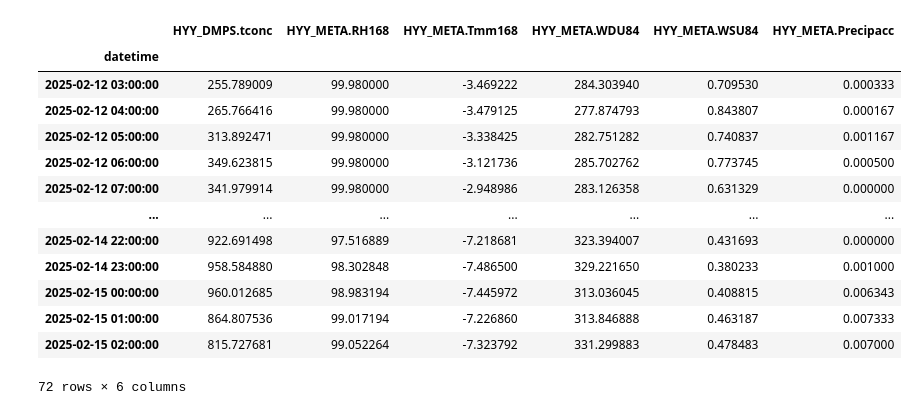
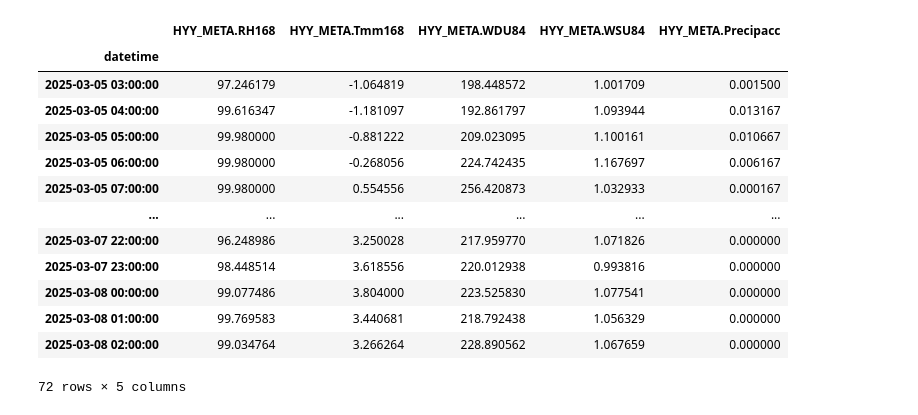
Before and after one commit to pirstov/Air_quality_forecast, a Jupyter notebook: Load_validation_data.ipynb, the cells around one changed output. Saved outputs shown, nothing was run; the diff lists cells and outputs as text; code cells hidden in the pictures.

```diff
--- a/Load_validation_data.ipynb
+++ b/Load_validation_data.ipynb
@@ -7,8 +7,7 @@ import json
 import datetime
 import urllib.parse
 
-VALIDATION_MEASUREMENTS = ['HYY_DMPS.tconc',  # Total particle concentration (placeholder)
-                        'HYY_META.Tmm168',    # Temperature, 16.8 m
+VALIDATION_MEASUREMENTS = ['HYY_META.Tmm168',    # Temperature, 16.8 m
                         'HYY_META.RH168',     # Relative humidity, 16.8 m
                         'HYY_META.WDU84',     # Wind direction 8.4 m
                         'HYY_META.WSU84',     # Wind speed 8.4 m
@@ -17,19 +16,21 @@ VALIDATION_MEASUREMENTS = ['HYY_DMPS.tconc',  # Total particle concentration (pl
 # To be added / considered later on, measurements don't seem to be available always
 #'HYY_META.O384', Ozone, 8.4m
 #'HYY_META.NOx84', NOx, 8.4m
+#'HYY_DMPS.tconc', Total particle concentration (wrong unit w.r.t chimere output)
+
+def get_smear_stations():
+        # Check the list of stations
+        url = "https://smear-backend.2.rahtiapp.fi/search/station"
+        response = requests.get(url)
+
+        if response.status_code == 200:
+            print(f"Stations available through the API")
+            data = response.json()
+            for i in data:
+                print(i)
 
 def get_smear_data(start_date = datetime.datetime.now(), days_to_fetch = 3, variables_to_fetch = VALIDATION_MEASUREMENTS):
     '''This function will fetch the observational data from Hyytiälä weather station.'''
-
-    # Check the list of stations
-    url = "https://smear-backend.2.rahtiapp.fi/search/station"
-    response = requests.get(url)
-
-    #if response.status_code == 200:
-        #print(f"Stations available through the API")
-        #data = response.json()
-        #for i in data:
-            #print(i)
 
     # Try to fetch the temperature data from 16.8 meters above ground level for the past two days
     datetime_start = start_date
@@ -86,7 +87,8 @@ from netCDF4 import Dataset
 from pandas.tseries.offsets import DateOffset
 
 # Assumption: the quantities of interest are extracted from the main simulation output file to a smaller file
-chim_file = 'val_data_2025_02_12.nc'
+#chim_file = 'val_data_2025_02_12.nc'
+chim_file = 'val_data_2025_03_05.nc'
 df_sim = xr.open_dataset(chim_file, engine = 'netcdf4')
 
 # The times of Chimere simulation are not in Helsinki time, need to adjust
@@ -124,7 +126,7 @@ Data variables:
 # Get the observations, starting from the first hour of simulation
 #print(pd.to_datetime(df_sim.local_times[0].values))
 #print(datetime.datetime(year=2025, month=2, day=12, hour=0))
-df = get_smear_data(start_date = pd.to_datetime(df_sim.local_times[0].values))
+df = get_smear_data(start_date = pd.to_datetime(df_sim.local_times[0].values), days_to_fetch=3)
 
 df
 # %% [output]
@@ -134,17 +136,17 @@ https://smear-backend.2.rahtiapp.fi/search/timeseries?aggregation=ARITHMETIC&fro
-|  | HYY_DMPS.tconc | HYY_META.RH168 | HYY_META.Tmm168 | HYY_META.WDU84 | HYY_META.WSU84 | HYY_META.Precipacc |
-| datetime |  |  |  |  |  |  |
-| 2025-02-12 03:00:00 | 255.789009 | 99.980000 | -3.469222 | 284.303940 | 0.709530 | 0.000333 |
-| 2025-02-12 04:00:00 | 265.766416 | 99.980000 | -3.479125 | 277.874793 | 0.843807 | 0.000167 |
-| 2025-02-12 05:00:00 | 313.892471 | 99.980000 | -3.338425 | 282.751282 | 0.740837 | 0.001167 |
-| 2025-02-12 06:00:00 | 349.623815 | 99.980000 | -3.121736 | 285.702762 | 0.773745 | 0.000500 |
-| 2025-02-12 07:00:00 | 341.979914 | 99.980000 | -2.948986 | 283.126358 | 0.631329 | 0.000000 |
-| ... | ... | ... | ... | ... | ... | ... |
-| 2025-02-14 22:00:00 | 922.691498 | 97.516889 | -7.218681 | 323.394007 | 0.431693 | 0.000000 |
-| 2025-02-14 23:00:00 | 958.584880 | 98.302848 | -7.486500 | 329.221650 | 0.380233 | 0.001000 |
-| 2025-02-15 00:00:00 | 960.012685 | 98.983194 | -7.445972 | 313.036045 | 0.408815 | 0.006343 |
-| 2025-02-15 01:00:00 | 864.807536 | 99.017194 | -7.226860 | 313.846888 | 0.463187 | 0.007333 |
-| 2025-02-15 02:00:00 | 815.727681 | 99.052264 | -7.323792 | 331.299883 | 0.478483 | 0.007000 |
+|  | HYY_META.RH168 | HYY_META.Tmm168 | HYY_META.WDU84 | HYY_META.WSU84 | HYY_META.Precipacc |
+| datetime |  |  |  |  |  |
+| 2025-03-05 03:00:00 | 97.246179 | -1.064819 | 198.448572 | 1.001709 | 0.001500 |
+| 2025-03-05 04:00:00 | 99.616347 | -1.181097 | 192.861797 | 1.093944 | 0.013167 |
+| 2025-03-05 05:00:00 | 99.980000 | -0.881222 | 209.023095 | 1.100161 | 0.010667 |
+| 2025-03-05 06:00:00 | 99.980000 | -0.268056 | 224.742435 | 1.167697 | 0.006167 |
+| 2025-03-05 07:00:00 | 99.980000 | 0.554556 | 256.420873 | 1.032933 | 0.000167 |
+| ... | ... | ... | ... | ... | ... |
+| 2025-03-07 22:00:00 | 96.248986 | 3.250028 | 217.959770 | 1.071826 | 0.000000 |
+| 2025-03-07 23:00:00 | 98.448514 | 3.618556 | 220.012938 | 0.993816 | 0.000000 |
+| 2025-03-08 00:00:00 | 99.077486 | 3.804000 | 223.525830 | 1.077541 | 0.000000 |
+| 2025-03-08 01:00:00 | 99.769583 | 3.440681 | 218.792438 | 1.056329 | 0.000000 |
+| 2025-03-08 02:00:00 | 99.034764 | 3.266264 | 228.890562 | 1.067659 | 0.000000 |
-72 rows × 6 columns
+72 rows × 5 columns
 # %%
 # Look for the grid point where Hyytiälä station is located, for validation purposes
 
```
Also changed, not shown: parts of 6 cells of this notebook, 4 other files.
